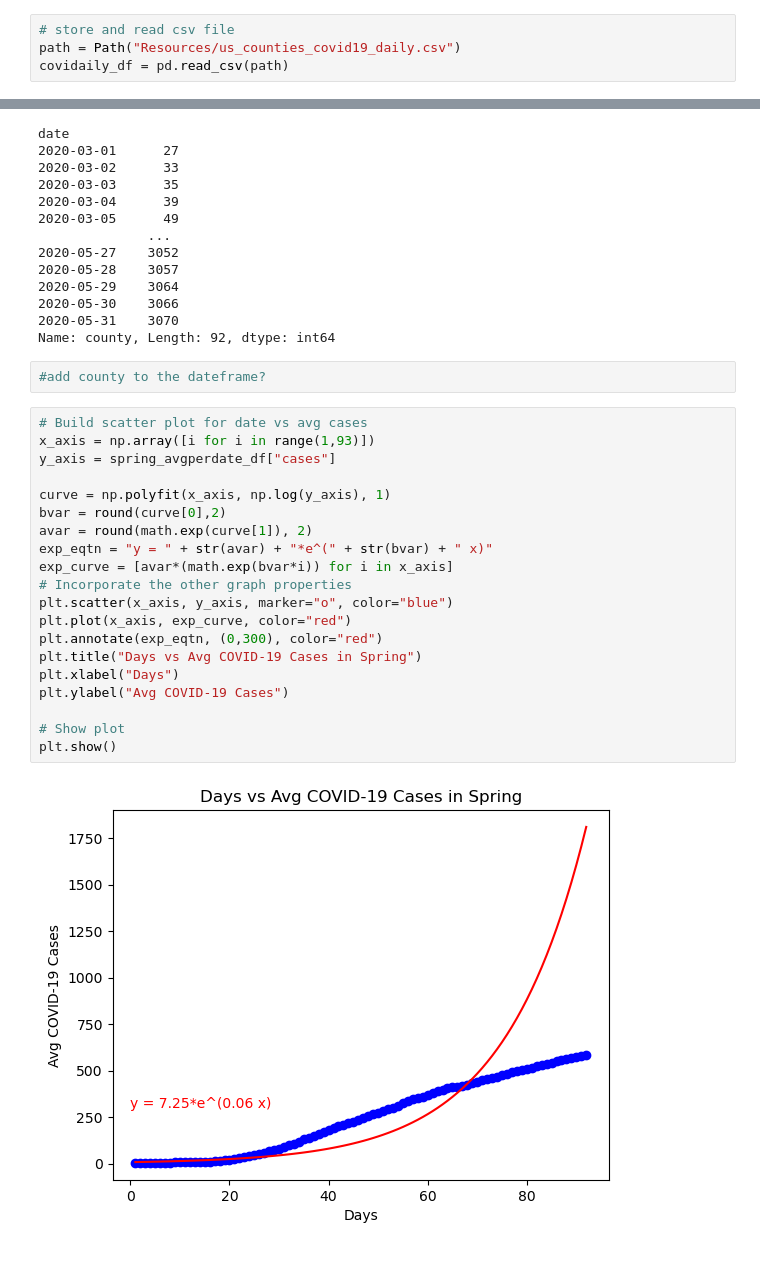
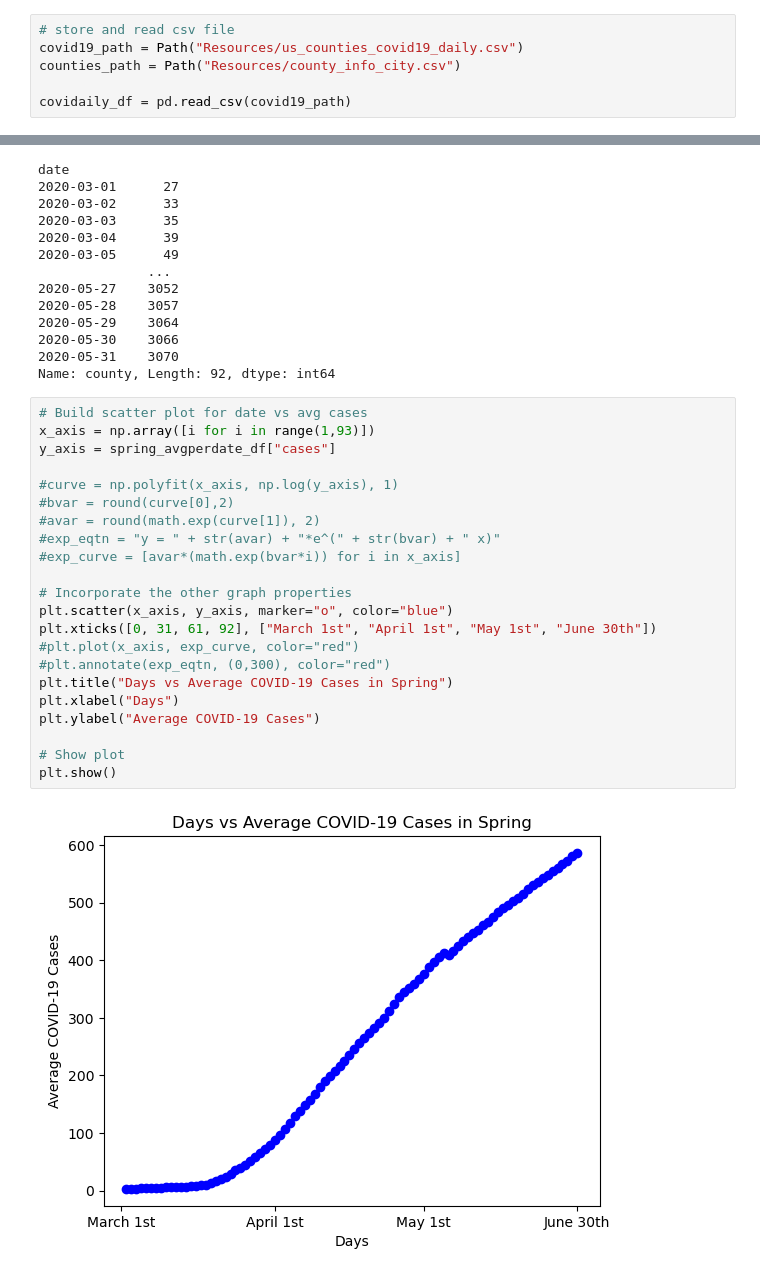
Before and after one commit to ryankracaw/project-one, a Jupyter notebook: spring.ipynb, the cells around one changed output, grey strips where cells are left out. Saved outputs shown, nothing was run; the diff lists cells and outputs as text.

```diff
--- a/spring.ipynb
+++ b/spring.ipynb
@@ -15,7 +18,9 @@ warnings.filterwarnings("ignore")
 # %%
 # store and read csv file
-path = Path("Resources/us_counties_covid19_daily.csv")
-covidaily_df = pd.read_csv(path)
+covid19_path = Path("Resources/us_counties_covid19_daily.csv")
+counties_path = Path("Resources/county_info_city.csv")
+
+covidaily_df = pd.read_csv(covid19_path)
 # %%
 # display head
 covidaily_df.head()
@@ -88,27 +93,27 @@ date
 2020-05-30    3066
 2020-05-31    3070
 Name: county, Length: 92, dtype: int64
-# %%
-#add county to the dateframe?
 # %%
 # Build scatter plot for date vs avg cases
 x_axis = np.array([i for i in range(1,93)])
 y_axis = spring_avgperdate_df["cases"]
 
-curve = np.polyfit(x_axis, np.log(y_axis), 1)
-bvar = round(curve[0],2)
-avar = round(math.exp(curve[1]), 2)
-exp_eqtn = "y = " + str(avar) + "*e^(" + str(bvar) + " x)"
-exp_curve = [avar*(math.exp(bvar*i)) for i in x_axis]
+#curve = np.polyfit(x_axis, np.log(y_axis), 1)
+#bvar = round(curve[0],2)
+#avar = round(math.exp(curve[1]), 2)
+#exp_eqtn = "y = " + str(avar) + "*e^(" + str(bvar) + " x)"
+#exp_curve = [avar*(math.exp(bvar*i)) for i in x_axis]
+
 # Incorporate the other graph properties
 plt.scatter(x_axis, y_axis, marker="o", color="blue")
-plt.plot(x_axis, exp_curve, color="red")
-plt.annotate(exp_eqtn, (0,300), color="red")
-plt.title("Days vs Avg COVID-19 Cases in Spring")
+plt.xticks([0, 31, 61, 92], ["March 1st", "April 1st", "May 1st", "June 30th"])
+#plt.plot(x_axis, exp_curve, color="red")
+#plt.annotate(exp_eqtn, (0,300), color="red")
+plt.title("Days vs Average COVID-19 Cases in Spring")
 plt.xlabel("Days")
-plt.ylabel("Avg COVID-19 Cases")
+plt.ylabel("Average COVID-19 Cases")
 
 # Show plot
 plt.show()
 # %% [output]
-[figure, old version]
+[figure, new version]
```
Also changed, not shown: parts of 2 cells of this notebook.
